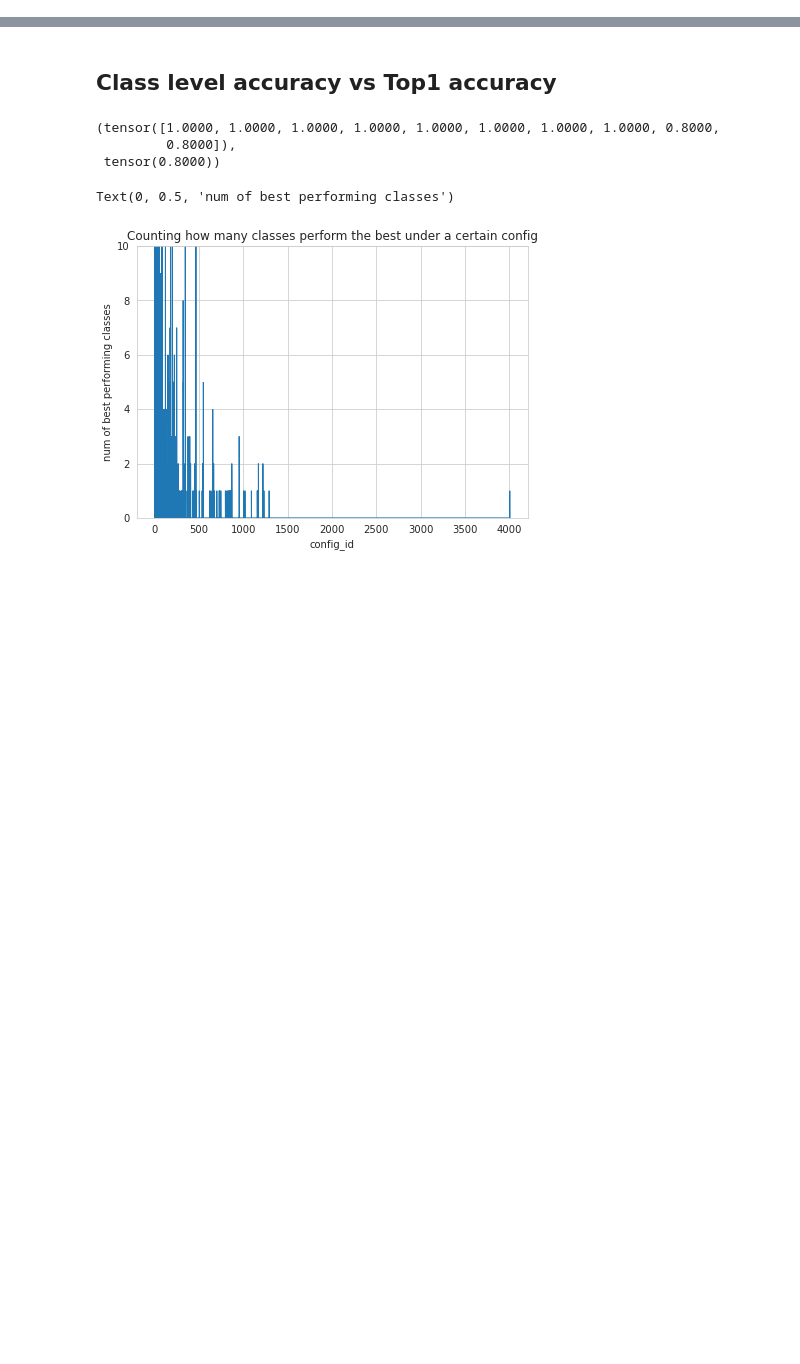
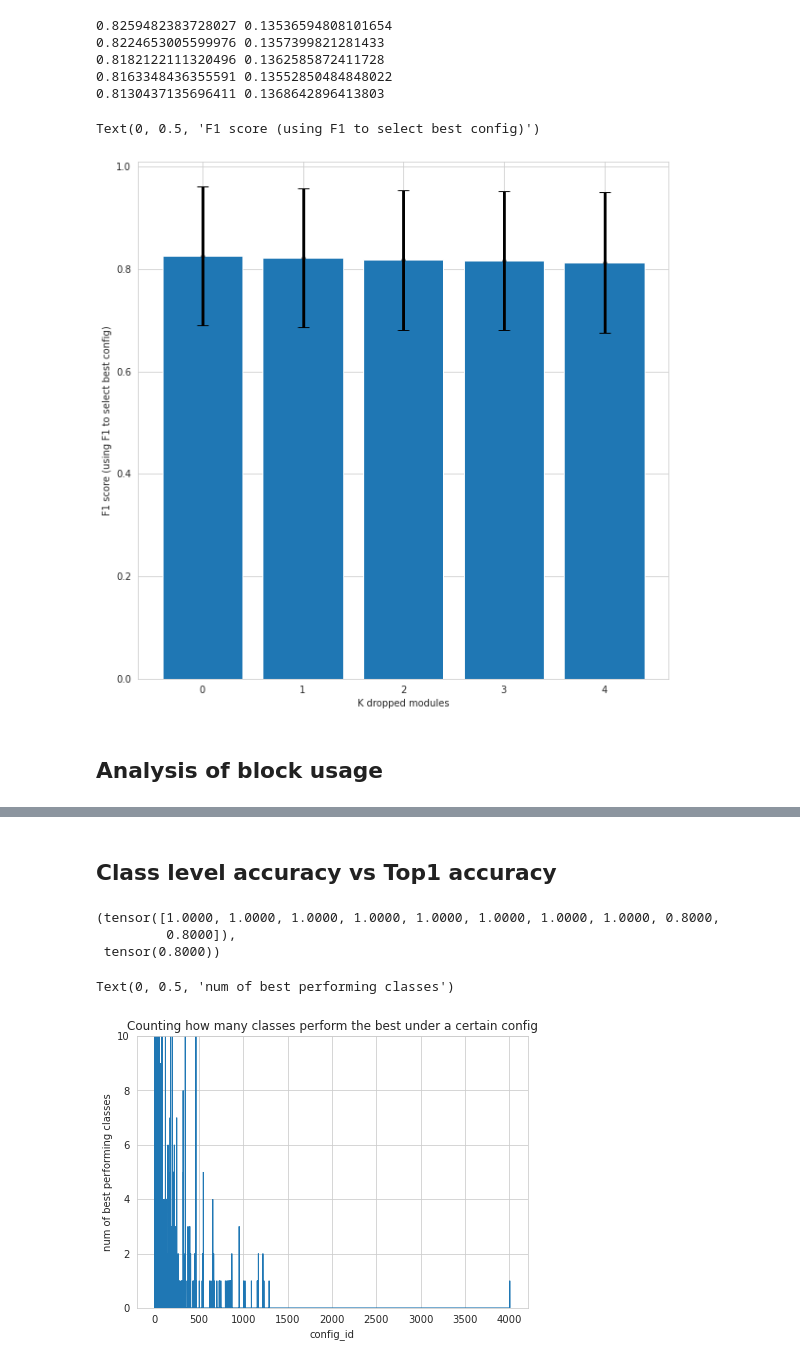
Before and after one commit to botcs/qbes, a Jupyter notebook: imagenet-exp/surrogate-metric-check.ipynb, the cells around one changed output, grey strips where cells are left out. Drawn from its saved outputs; the diff is of its cells as text; code cells hidden in the pictures; blank space fills up the shorter version.

```diff
--- a/imagenet-exp/surrogate-metric-check.ipynb
+++ b/imagenet-exp/surrogate-metric-check.ipynb
@@ -384,0 +249,2 @@ for k in range(17):
+# %%
+train_stats = torch.load(f"notebook-cache/swin/train_stats_k{4:02d}.pth")
@@ -384,0 +255,16 @@ for k in range(17):
+# %%
+K = [0, 1, 2, 3, 4]
+stat_grid = {}
+for k in K:
+    print(f"Aggregating validation statistics K =", k)
+    train_stats = torch.load(f"notebook-cache/swin/train_stats_k{k:02d}.pth")
+    for surrogate_metric_name, surrogate_scores in train_stats.items():
+        print(surrogate_metric_name)
+        val_stats = evaluate_old(
+            f"./logs/swin/cache/val/full/24nCr{k}/all.pth",
+            surrogate_scores,
+            proportions
+        )
+        for val_metric_name, val_scores in val_stats.items():
+            stat_grid[surrogate_metric_name, val_metric_name, k, "mean"] = val_scores.mean(dim=1)
+            stat_grid[surrogate_metric_name, val_metric_name, k, "std"] = val_scores.std(dim=1)
@@ -384,0 +290,2 @@ for k in range(17):
+# %%
+stat_grid = torch.load("notebook-cache/swin/stat_grid_5metrics.pth")
@@ -384,0 +314,22 @@ for k in range(17):
+# %%
+for k in K:
+    print(stat_grid["f1", "f1", k, "mean"].item(), stat_grid["f1", "f1", k, "std"].item())
+# %% [output]
+0.8259482383728027 0.13536594808101654
+0.8224653005599976 0.1357399821281433
+0.8182122111320496 0.1362585872411728
+0.8163348436355591 0.13552850484848022
+0.8130437135696411 0.1368642896413803
+# %%
+plt.figure(figsize=[10,10])
+f1_mean = [stat_grid["f1", "f1", k, "mean"].item() for k in K]
+f1_std = [stat_grid["f1", "f1", k, "std"].item() for k in K]
+plt.bar(K, f1_mean)
+plt.errorbar(K, f1_mean, yerr=f1_std, fmt='.k', ecolor="black", elinewidth=3, capsize=6)
+plt.xlabel("K dropped modules")
+plt.ylabel("F1 score (using F1 to select best config)")
+# %% [output]
+Text(0, 0.5, 'F1 score (using F1 to select best config)')
+[figure, added]
+# %% [markdown]
+## Analysis of block usage
```
Also changed, not shown: parts of 39 cells of this notebook, 1 other file.
